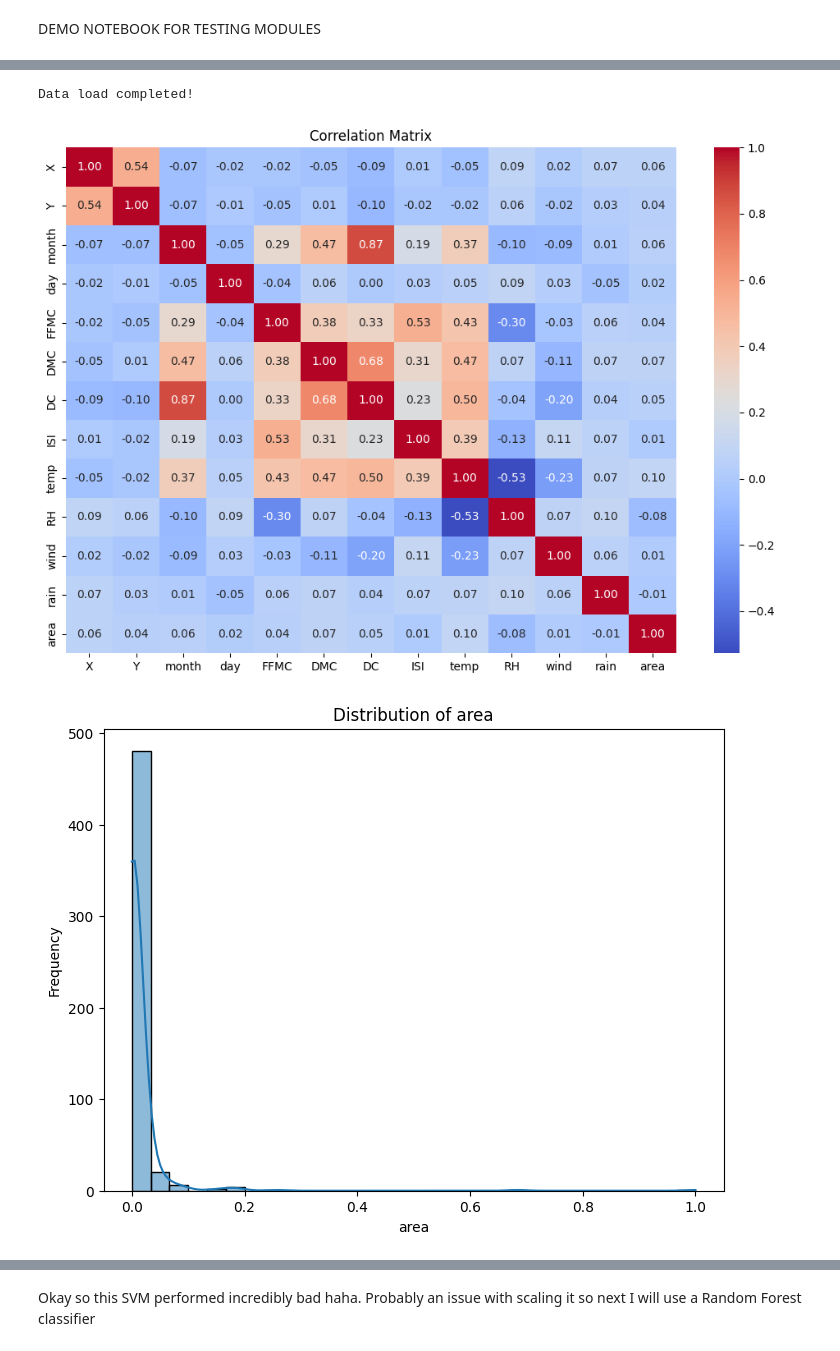
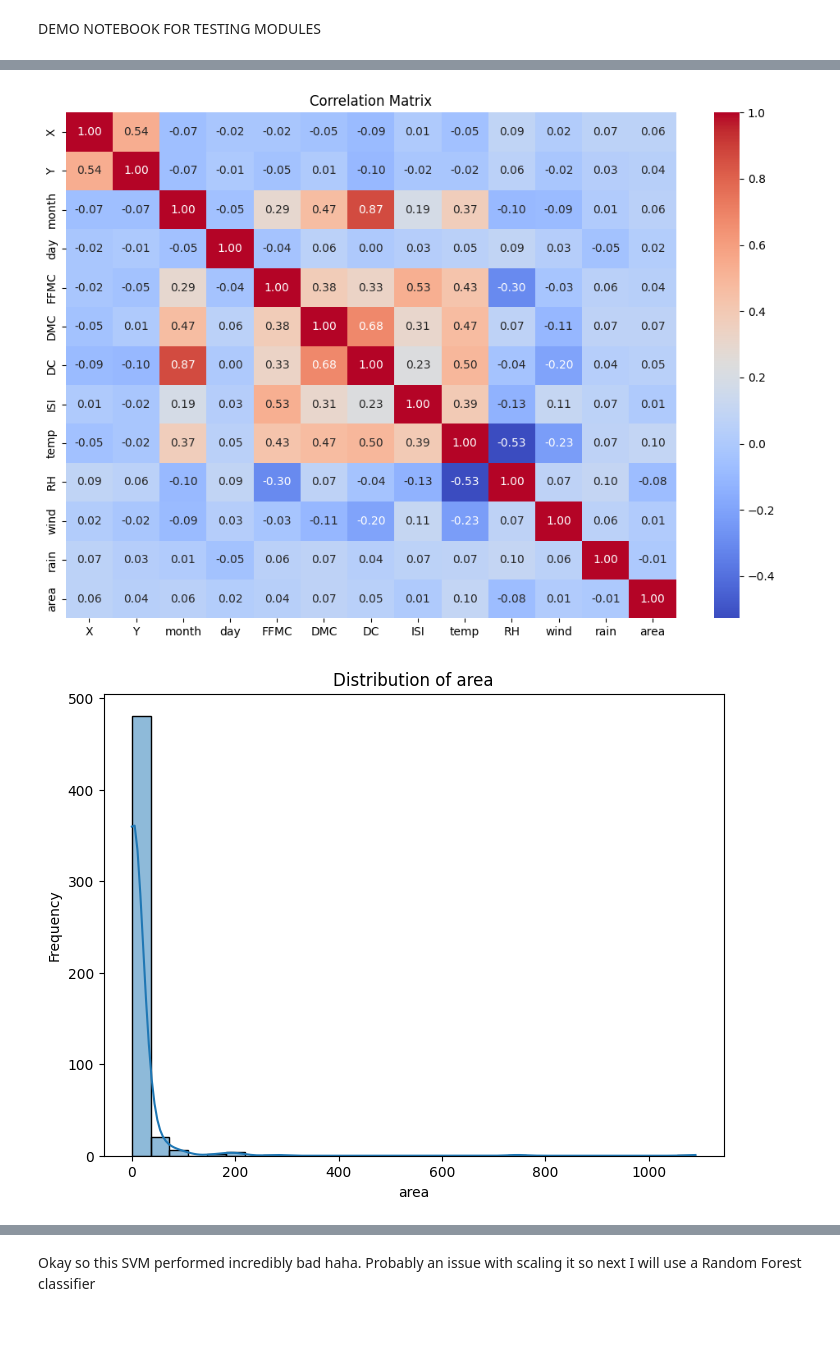
Before and after one commit to MecGlandorff/Forest-Fires, a Jupyter notebook: test.ipynb, the cells around one changed output, grey strips where cells are left out. Saved outputs shown, nothing was run; the diff lists cells and outputs as text; code cells hidden in the pictures.

```diff
--- a/test.ipynb
+++ b/test.ipynb
@@ -13,7 +13,4 @@ Data load completed!
 # %%
-from preprocessing import preprocess, handle_missing_values, scale_features
-from loader import load
-
 # Load data
 data = load("data/forestfires.csv")
 
@@ -24,10 +21,14 @@ data = preprocess(data)
 data = handle_missing_values(data)
 
 # Scale specific features
-features_to_scale = ['temp', 'RH', 'wind', 'rain', 'area']
+features_to_scale = ['temp', 'RH', 'wind', 'rain']
 data = scale_features(data, features_to_scale)
 
+# Adjust the scale of 'area'
+data['area'] = data['area']
+
 # Display processed data
-print(data.head())
+print(data.head(140))
+print(data['area'].dtype)
 # %% [output]
 Data load completed!
@@ -47,29 +51,28 @@ Data load completed!
 # %%
 from preprocessing import preprocess, handle_missing_values, scale_features
 from eda import cor_heatmap, plot_distributions
 from loader import load
 
-# Load data
-data = load("data/forestfires.csv")
+# # Load data
+# data = load("data/forestfires.csv")
 
-# Preprocess
-data = preprocess(data)
-data = handle_missing_values(data)
+# # Preprocess
+# data = preprocess(data)
+# data = handle_missing_values(data)
 
-#If you un-# this the data shown in graphs will be normalized for range [0,1]
-features_to_scale = ['temp', 'RH', 'wind', 'rain', 'area']
-data = scale_features(data, features_to_scale)
+# #If you un-# this the data shown in graphs will be normalized for range [0,1]
+# features_to_scale = ['temp', 'RH', 'wind', 'rain', 'area']
+# data = scale_features(data, features_to_scale)
 
 # Analyze
 cor_heatmap(data)
 plot_distributions(data, 'area')
 plot_distributions(data,'temp')
 plot_distributions(data,'wind')
 print("Wind has this weird pattern of higher bars no bars etc. \n I guess this is because wind tends to be \nregistered as 5 or 6 and less likely as 5.5")
 plot_distributions(data,'rain')
 # %% [output]
-Data load completed!
 [figure]
-[figure, old version]
+[figure, new version]
 [figure]
 [figure]
```
Also changed, not shown: parts of 11 cells of this notebook.
